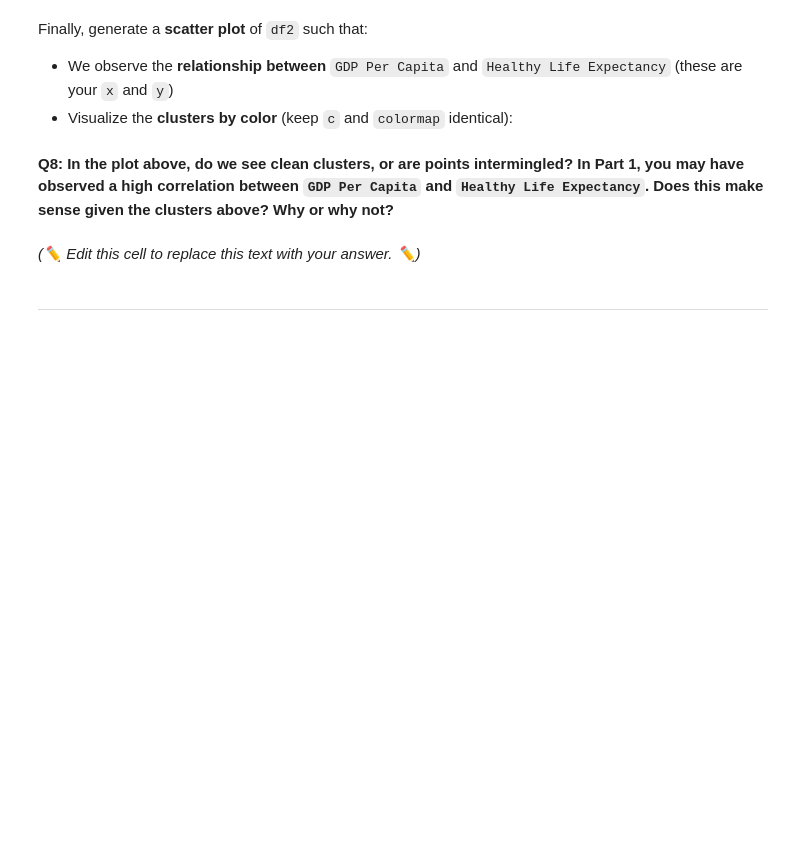
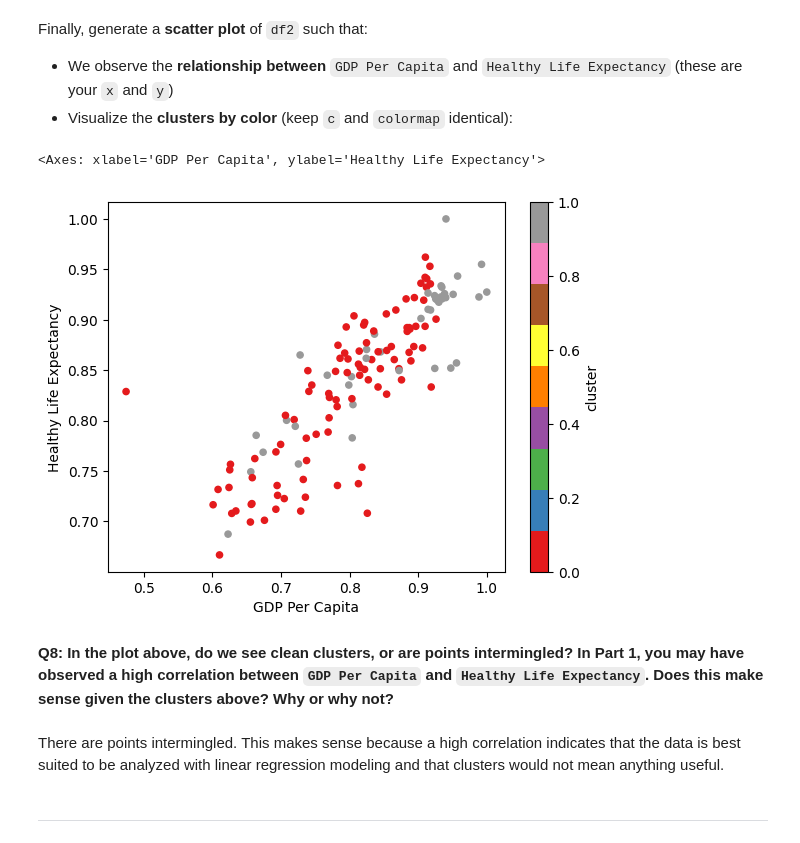
Before and after one commit to ryguy2k4/stat107, a Jupyter notebook: lab_kmeans/lab_kmeans.ipynb, the cells around one changed output. Saved outputs shown, nothing was run; the diff lists cells and outputs as text; code cells hidden in the pictures; blank space fills up the shorter version.

```diff
--- a/lab_kmeans/lab_kmeans.ipynb
+++ b/lab_kmeans/lab_kmeans.ipynb
@@ -271,7 +397,12 @@ Finally, generate a **scatter plot** of `df2` such that:
+# %%
+df2.plot.scatter(x="GDP Per Capita", y="Healthy Life Expectancy", c="cluster", colormap="Set1")
+# %% [output]
+<Axes: xlabel='GDP Per Capita', ylabel='Healthy Life Expectancy'>
+[figure, added]
 # %% [markdown]
 **Q8: In the plot above, do we see clean clusters, or are points intermingled? In Part 1, you may have observed a high correlation between `GDP Per Capita` and `Healthy Life Expectancy`. Does this make sense given the clusters above? Why or why not?**
-# %% [markdown]
-*(✏️ Edit this cell to replace this text with your answer. ✏️)*
+# %% [markdown]
+There are points intermingled. This makes sense because a high correlation indicates that the data is best suited to be analyzed with linear regression modeling and that clusters would not mean anything useful.
 # %% [markdown]
 <hr style="color: #DD3403;">
 # %% [markdown]
```
Also changed, not shown: parts of 69 cells of this notebook.
